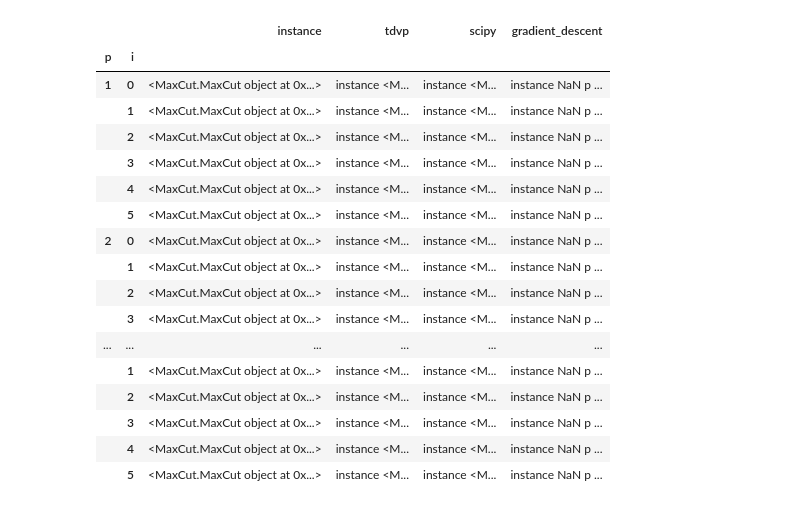
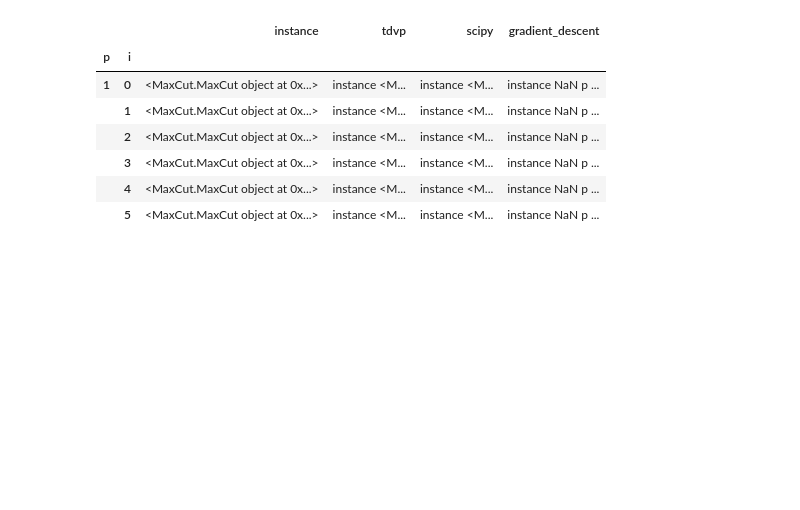
Before and after one commit to LeonhardRichter/TDVP_and_QAOA, a Jupyter notebook: plots.ipynb, the cells around one changed output. Drawn from its saved outputs; the diff is of its cells as text; code cells hidden in the pictures; blank space fills up the shorter version.

```diff
--- a/plots.ipynb
+++ b/plots.ipynb
@@ -11,26 +11,16 @@ n=4
 # %%
 with open(f'.//results//n{n}_data.p', 'rb') as file:
     data = pickle.load(file)
-data
+data.head(6)
 # %% [output]
 |  |  | instance | tdvp | scipy | gradient_descent |
 | p | i |  |  |  |  |
 | 1 | 0 | <MaxCut.MaxCut object at 0x...> | instance <M... | instance <M... | instance NaN p ... |
 |  | 1 | <MaxCut.MaxCut object at 0x...> | instance <M... | instance <M... | instance NaN p ... |
 |  | 2 | <MaxCut.MaxCut object at 0x...> | instance <M... | instance <M... | instance NaN p ... |
 |  | 3 | <MaxCut.MaxCut object at 0x...> | instance <M... | instance <M... | instance NaN p ... |
 |  | 4 | <MaxCut.MaxCut object at 0x...> | instance <M... | instance <M... | instance NaN p ... |
 |  | 5 | <MaxCut.MaxCut object at 0x...> | instance <M... | instance <M... | instance NaN p ... |
-| 2 | 0 | <MaxCut.MaxCut object at 0x...> | instance <M... | instance <M... | instance NaN p ... |
-|  | 1 | <MaxCut.MaxCut object at 0x...> | instance <M... | instance <M... | instance NaN p ... |
-|  | 2 | <MaxCut.MaxCut object at 0x...> | instance <M... | instance <M... | instance NaN p ... |
-|  | 3 | <MaxCut.MaxCut object at 0x...> | instance <M... | instance <M... | instance NaN p ... |
-| ... | ... | ... | ... | ... | ... |
-|  | 1 | <MaxCut.MaxCut object at 0x...> | instance <M... | instance <M... | instance NaN p ... |
-|  | 2 | <MaxCut.MaxCut object at 0x...> | instance <M... | instance <M... | instance NaN p ... |
-|  | 3 | <MaxCut.MaxCut object at 0x...> | instance <M... | instance <M... | instance NaN p ... |
-|  | 4 | <MaxCut.MaxCut object at 0x...> | instance <M... | instance <M... | instance NaN p ... |
-|  | 5 | <MaxCut.MaxCut object at 0x...> | instance <M... | instance <M... | instance NaN p ... |
 # %%
 with open(f'.//results//n{n}_stats.p', 'rb') as file:
     stats = pickle.load(file)
```
Also changed, not shown: parts of 3 cells of this notebook.
